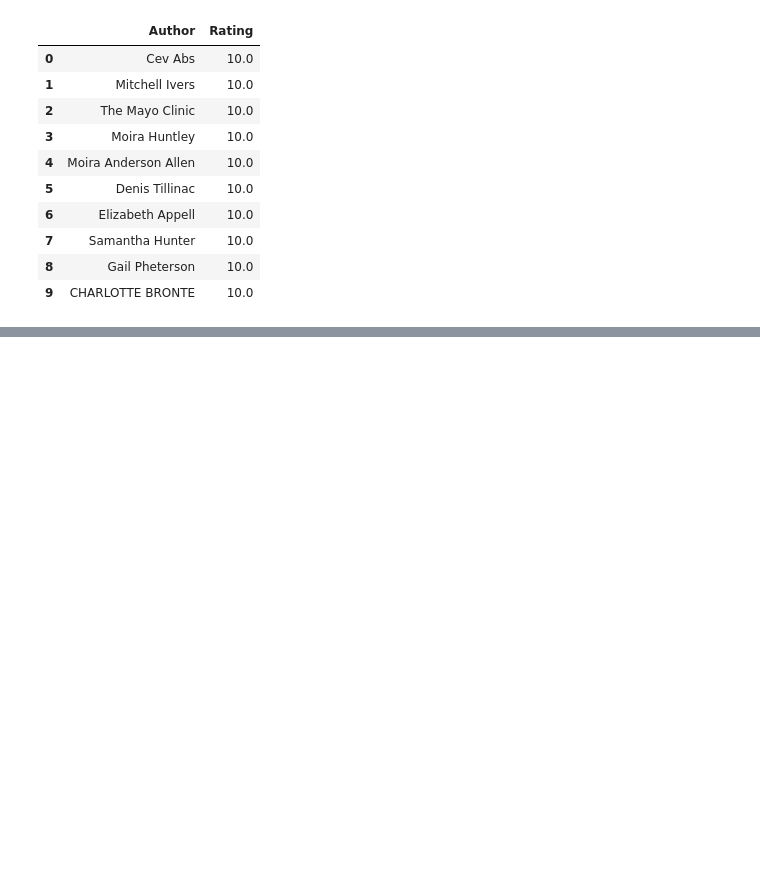
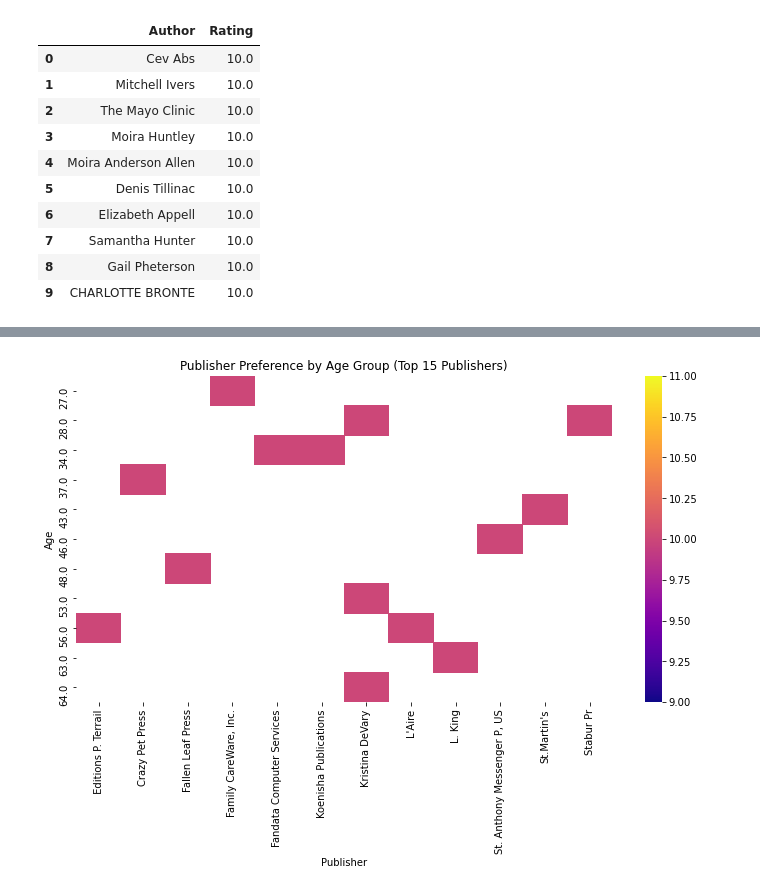
Before and after one commit to aritamichael/Final_Project_4_Moringa, a Jupyter notebook: index.ipynb, the cells around one changed output, grey strips where cells are left out. Drawn from its saved outputs; the diff is of its cells as text; code cells hidden in the pictures; blank space fills up the shorter version.

```diff
--- a/index.ipynb
+++ b/index.ipynb
@@ -564,0 +572,13 @@ plt.show()
+# %%
+# Group by Publisher to get the average rating
+avg_ratings_publisher = merged_df1.groupby('Publisher')['Rating'].mean().sort_values(ascending=False).reset_index()
+
+# Select the top 15 publishers with the highest ratings
+top_15_publishers = avg_ratings_publisher.head(15)
+
+# Filter the merged_df1 dataset to only include the top 15 publishers
+top_publishers_data = merged_df1[merged_df1['Publisher'].isin(top_15_publishers['Publisher'])]
+
+# Group the data by Age and Publisher to calculate the average Book-Rating for each Age-Publisher combination
+publisher_pref_by_age = top_publishers_data.groupby(['Age', 'Publisher'])['Rating'].mean().reset_index()
+publisher_pref_by_age
@@ -564,0 +601,14 @@ plt.show()
+# %%
+# Create the pivot table for the heatmap
+pivot_table = publisher_pref_by_age.pivot(index='Age', columns='Publisher', values='Rating')
+
+# Plot the heatmap
+plt.figure(figsize=(12, 6))
+sns.heatmap(pivot_table, cmap='plasma', annot=False)
+plt.title('Publisher Preference by Age Group (Top 15 Publishers)')
+plt.xlabel('Publisher')
+plt.ylabel('Age')
+plt.xticks(rotation=90)
+plt.show()
+# %% [output]
+[figure, added]
```
Also changed, not shown: parts of 10 cells of this notebook.
